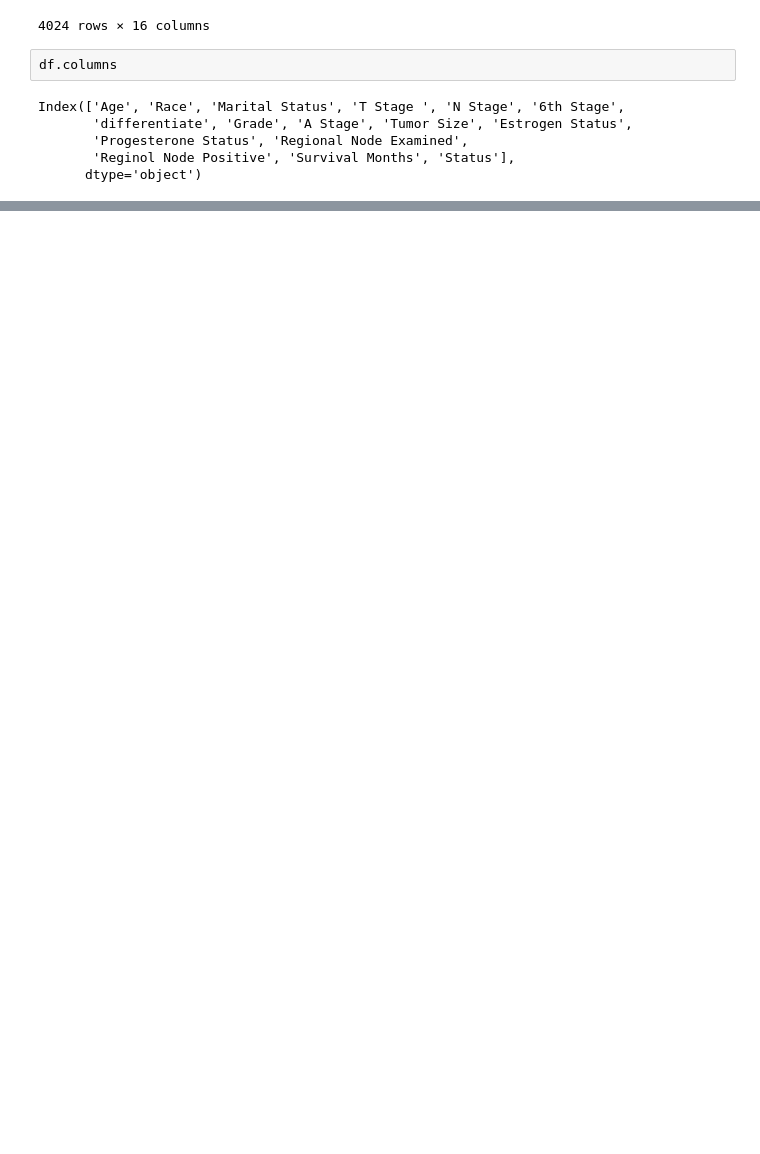
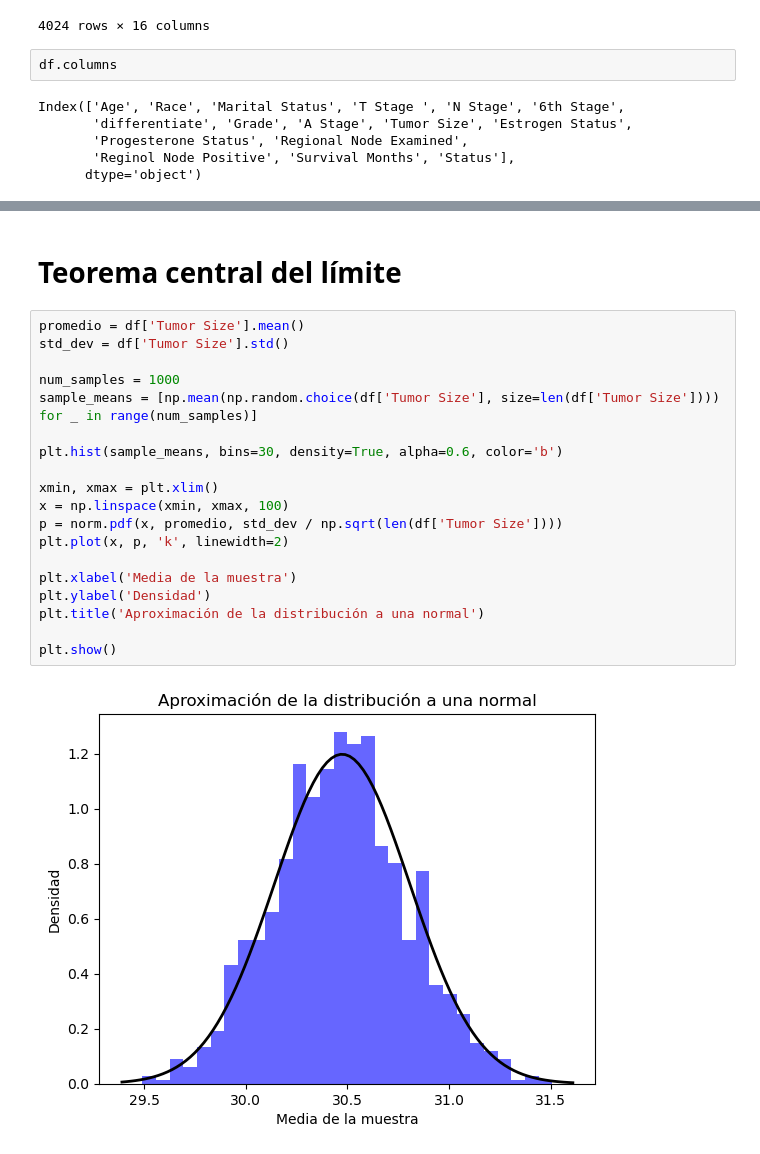
Before and after one commit to TheLudway/cancer-de-mama, a Jupyter notebook: Kaggle_Ludwig.ipynb, the cells around one changed output, grey strips where cells are left out. Saved outputs shown, nothing was run; the diff lists cells and outputs as text; blank space fills up the shorter version.

```diff
--- a/Kaggle_Ludwig.ipynb
+++ b/Kaggle_Ludwig.ipynb
@@ -69,0 +73,23 @@ plt.show()
+# %% [markdown]
+# Teorema central del límite
+# %%
+promedio = df['Tumor Size'].mean()
+std_dev = df['Tumor Size'].std()
+
+num_samples = 1000
+sample_means = [np.mean(np.random.choice(df['Tumor Size'], size=len(df['Tumor Size']))) for _ in range(num_samples)]
+
+plt.hist(sample_means, bins=30, density=True, alpha=0.6, color='b')
+
+xmin, xmax = plt.xlim()
+x = np.linspace(xmin, xmax, 100)
+p = norm.pdf(x, promedio, std_dev / np.sqrt(len(df['Tumor Size'])))
+plt.plot(x, p, 'k', linewidth=2)
+
+plt.xlabel('Media de la muestra')
+plt.ylabel('Densidad')
+plt.title('Aproximación de la distribución a una normal')
+
+plt.show()
+# %% [output]
+[figure, added]
```
Also changed, not shown: parts of 3 cells of this notebook.
